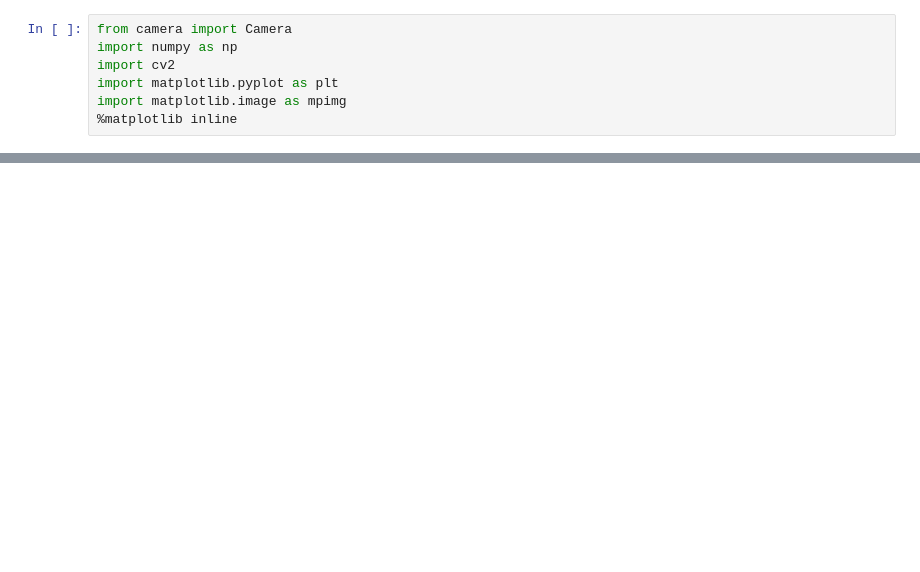
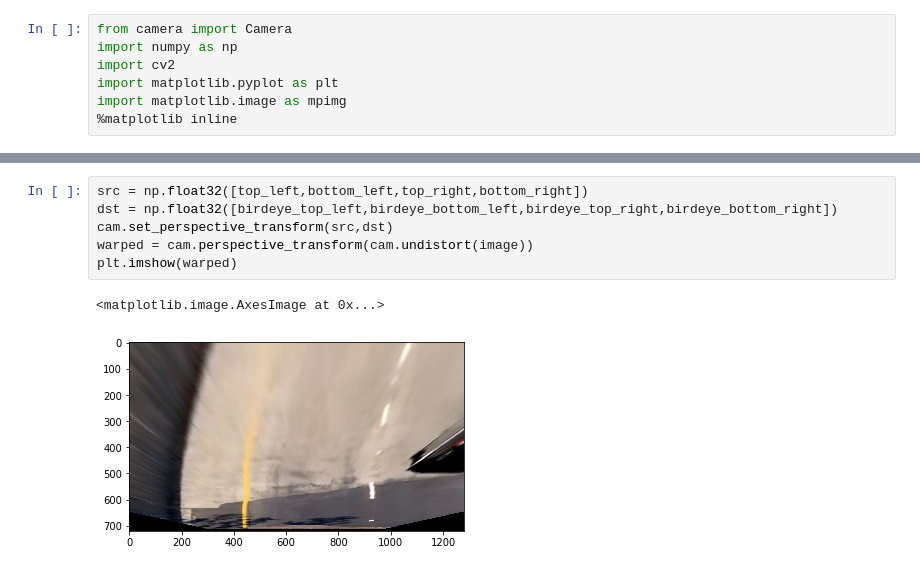
Before and after one commit to nguyenbuiUCSD/Advanced-Lane-Finding, a Jupyter notebook: camera/test_camera.ipynb, the cells around one changed output, grey strips where cells are left out. Saved outputs shown, nothing was run; the diff lists cells and outputs as text; blank space fills up the shorter version.

Commit message:
added undistortion

```diff
--- a/camera/test_camera.ipynb
+++ b/camera/test_camera.ipynb
@@ -22,0 +36,9 @@ Showing random sample
+# %%
+src = np.float32([top_left,bottom_left,top_right,bottom_right])
+dst = np.float32([birdeye_top_left,birdeye_bottom_left,birdeye_top_right,birdeye_bottom_right])
+cam.set_perspective_transform(src,dst)
+warped = cam.perspective_transform(cam.undistort(image))
+plt.imshow(warped)
+# %% [output]
+<matplotlib.image.AxesImage at 0x...>
+[figure, added]
```
Also changed, not shown: parts of 3 cells of this notebook, 1 other file.
